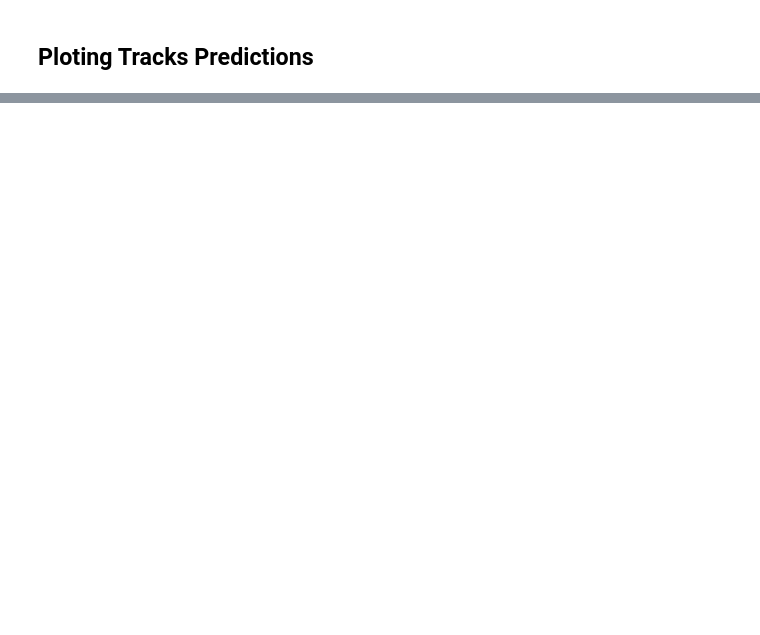
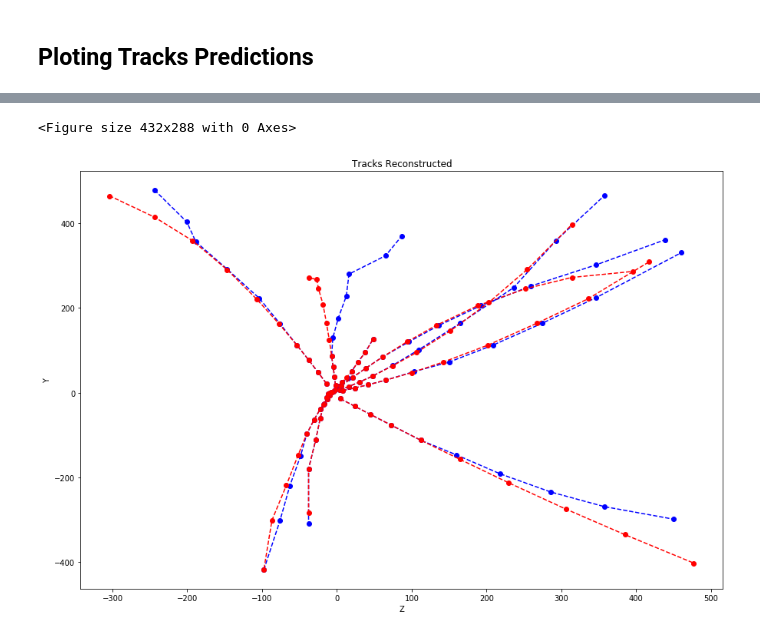
Before and after one commit to stonescenter/track-ml, a Jupyter notebook: notebooks/plot_prediction.ipynb, the cells around one changed output, grey strips where cells are left out. Cells and saved outputs as stored; diff of their text form; code cells hidden in the pictures; blank space fills up the shorter version.

```diff
--- a/notebooks/plot_prediction.ipynb
+++ b/notebooks/plot_prediction.ipynb
@@ -141,0 +196,49 @@ print(correct)
+# %%
+# Convert matrix to vector
+tracks_pred_vec = np.array(convert_matrix_to_vec(pred_tracks, 3))
+tracks_real_vec = np.array(convert_matrix_to_vec(true_tracks, 3))
+
+tracks_pred_vec = pd.DataFrame(tracks_pred_vec, columns=['x','y','z'])
+tracks_real_vec = pd.DataFrame(tracks_real_vec, columns=['x','y','z'])
+
+# select 100
+#tracks_pred_vec = tracks_pred_vec[:100]
+#tracks_real_vec = tracks_real_vec[:100]
+# %%
+# plot  10 tracks
+fig = plt.gcf()
+fig, ax = plt.subplots(figsize=(15,10))
+plt.xlabel('Z')
+plt.ylabel('Y')
+
+
+
+plt.plot(tracks_pred_vec.iloc[0:10].z, tracks_pred_vec.iloc[0:10].y, '--bo',
+         tracks_real_vec.iloc[0:10].z, tracks_real_vec.iloc[0:10].y, '--ro',
+         tracks_pred_vec.iloc[10:20].z, tracks_pred_vec.iloc[10:20].y, '--bo',
+         tracks_real_vec.iloc[10:20].z, tracks_real_vec.iloc[10:20].y, '--ro',
+         tracks_pred_vec.iloc[20:30].z, tracks_pred_vec.iloc[20:30].y, '--bo',
+         tracks_real_vec.iloc[20:30].z, tracks_real_vec.iloc[20:30].y, '--ro',
+         tracks_pred_vec.iloc[30:40].z, tracks_pred_vec.iloc[30:40].y, '--bo',
+         tracks_real_vec.iloc[30:40].z, tracks_real_vec.iloc[30:40].y, '--ro',
+         tracks_pred_vec.iloc[40:50].z, tracks_pred_vec.iloc[40:50].y, '--bo',
+         tracks_real_vec.iloc[40:50].z, tracks_real_vec.iloc[40:50].y, '--ro',
+         tracks_pred_vec.iloc[50:60].z, tracks_pred_vec.iloc[50:60].y, '--bo',
+         tracks_real_vec.iloc[50:60].z, tracks_real_vec.iloc[50:60].y, '--ro',
+         tracks_pred_vec.iloc[70:80].z, tracks_pred_vec.iloc[70:80].y, '--bo',
+         tracks_real_vec.iloc[70:80].z, tracks_real_vec.iloc[70:80].y, '--ro',
+         tracks_pred_vec.iloc[80:90].z, tracks_pred_vec.iloc[80:90].y, '--bo',
+         tracks_real_vec.iloc[80:90].z, tracks_real_vec.iloc[80:90].y, '--ro',
+         tracks_pred_vec.iloc[90:100].z, tracks_pred_vec.iloc[90:100].y, '--bo',
+         tracks_real_vec.iloc[90:100].z, tracks_real_vec.iloc[90:100].y, '--ro',
+        )
+
+
+#plt.legend()
+plt.title('Tracks Reconstructed')
+plt.savefig('internal_reconstruction_cartesian_zy.png')
+
+plt.show()
+# %% [output]
+<Figure size 432x288 with 0 Axes>
+[figure, added]
```
Also changed, not shown: parts of 14 cells of this notebook.
